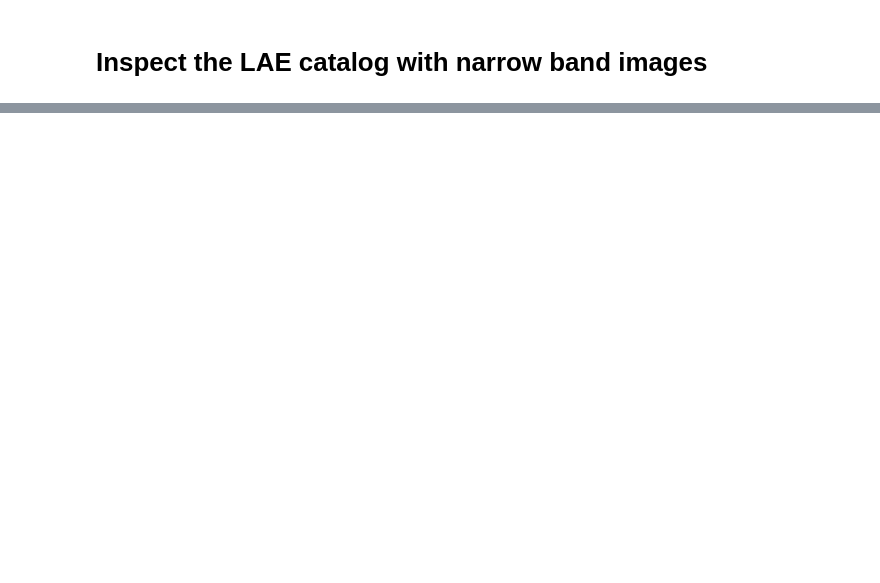
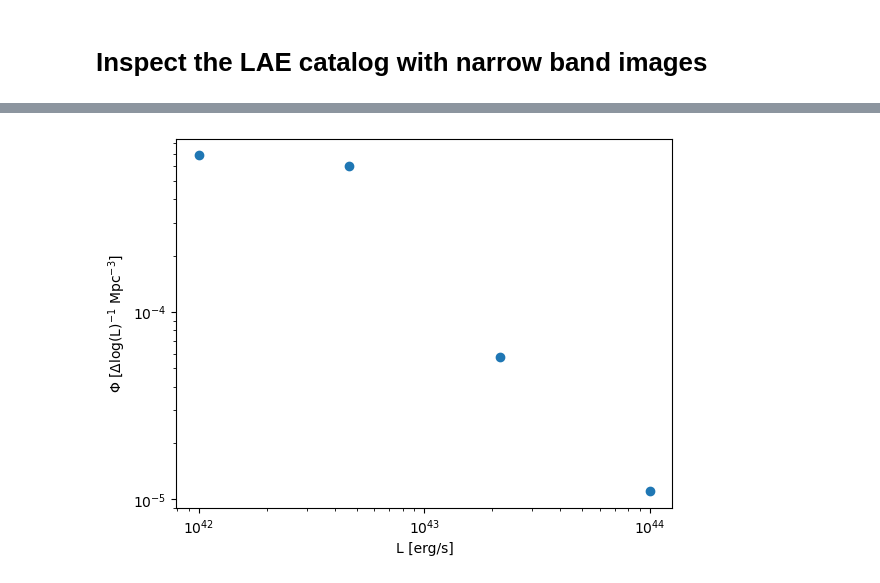
Before and after one commit to BGrashey/Master, a Jupyter notebook: notebooks/prepare_catalog.ipynb, the cells around one changed output, grey strips where cells are left out. Saved outputs shown, nothing was run; the diff lists cells and outputs as text; code cells hidden in the pictures; blank space fills up the shorter version.

```diff
--- a/notebooks/prepare_catalog.ipynb
+++ b/notebooks/prepare_catalog.ipynb
@@ -75,0 +99,25 @@ plot_cutout_grid(
+# %%
+from tools.functions import luminosity_function as lf
+import matplotlib.pyplot as plt
+lim = 3.162e-01 * 1e-17
+
+lum_low = 41
+lum_high = 45
+
+bin_edges = np.logspace(lum_low, lum_high, 7)
+
+bins, phi, n_gal = lf(lim, "./lae_temp.fits", bin_edges)
+# %%
+valid = n_gal > 3
+invalid = ~valid
+# %%
+plt.scatter(bins[valid], phi[valid])
+plt.scatter(bins[invalid], phi[invalid], color="r")
+plt.xscale("log")
+plt.yscale("log")
+plt.xlabel("L [erg/s]")
+plt.ylabel(r"$\Phi$ [$\Delta$log(L)$^{-1}$ Mpc$^{-3}$]")
+#plt.xlim(1e40, 1e46)
+plt.show()
+# %% [output]
+[figure, added]
```
Also changed, not shown: parts of 10 cells of this notebook, 6 other files.
